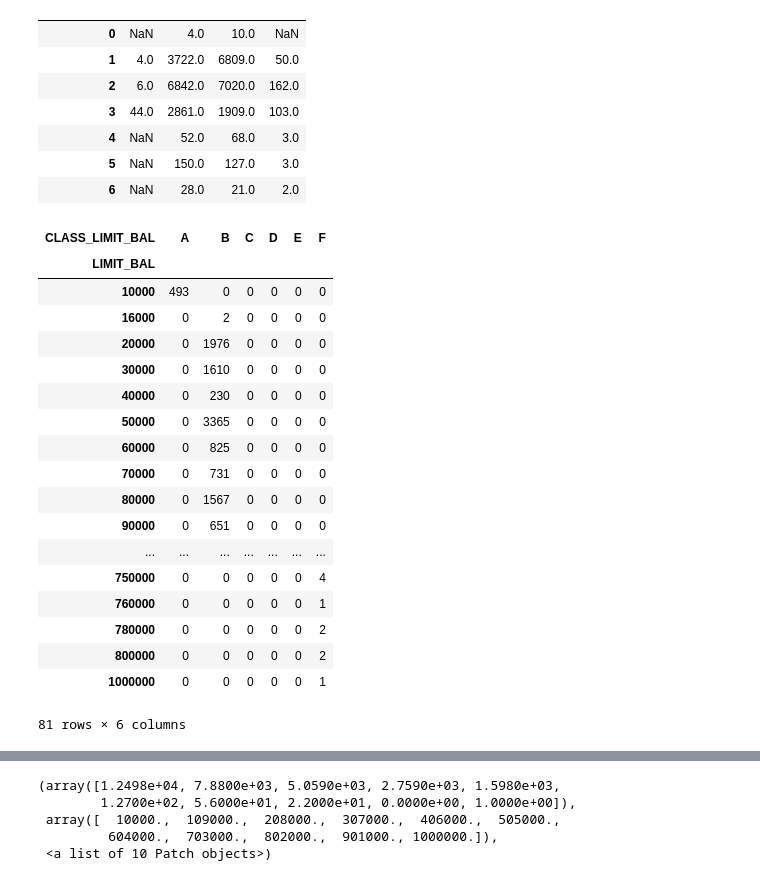
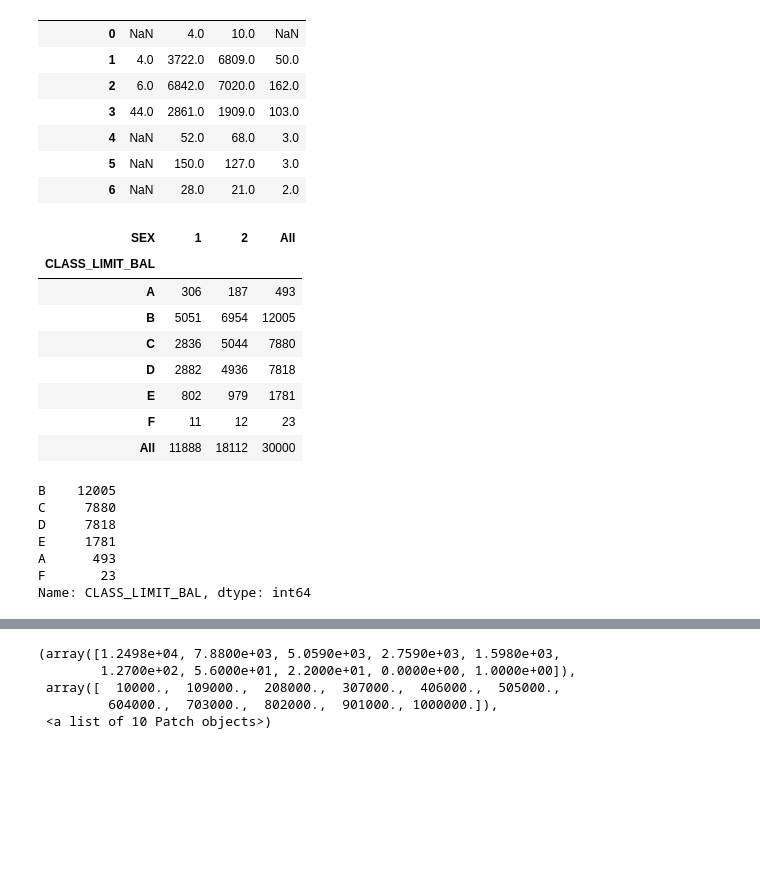
Before and after one commit to ProSerg/SkillFactory, a Jupyter notebook: ML/sfml/hw_01/hw1-task.ipynb, the cells around one changed output, grey strips where cells are left out. Saved outputs shown, nothing was run; the diff lists cells and outputs as text; code cells hidden in the pictures; blank space fills up the shorter version.

```diff
--- a/ML/sfml/hw_01/hw1-task.ipynb
+++ b/ML/sfml/hw_01/hw1-task.ipynb
@@ -100,39 +137,28 @@ df.pivot_table('SEX', 'EDUCATION', 'MARRIAGE', 'count')
 # %%
 # (6) Создать новый строковый столбец в data frame-е, который:
 # принимает значение A, если значение LIMIT_BAL <=10000
 # принимает значение B, если значение LIMIT_BAL <=100000 и >10000
 # принимает значение C, если значение LIMIT_BAL <=200000 и >100000
 # принимает значение D, если значение LIMIT_BAL <=400000 и >200000
 # принимает значение E, если значение LIMIT_BAL <=700000 и >400000
 # принимает значение F, если значение LIMIT_BAL >700000
 df['CLASS_LIMIT_BAL'] = df['LIMIT_BAL'].map(
     lambda x:
         "A" if x <= 10000 else
         "B" if x <= 100000 and x > 10000 else
         "C" if x <= 200000 and x > 100000 else
         "D" if x <= 400000 and x > 200000 else
         "E" if x <= 700000 and x > 400000 else
         "F"
+
 )
-pd.crosstab( df['LIMIT_BAL'], df['CLASS_LIMIT_BAL'])
-#TODO
 # %% [output]
-| CLASS_LIMIT_BAL | A | B | C | D | E | F |
-| LIMIT_BAL |  |  |  |  |  |  |
-| 10000 | 493 | 0 | 0 | 0 | 0 | 0 |
-| 16000 | 0 | 2 | 0 | 0 | 0 | 0 |
-| 20000 | 0 | 1976 | 0 | 0 | 0 | 0 |
-| 30000 | 0 | 1610 | 0 | 0 | 0 | 0 |
-| 40000 | 0 | 230 | 0 | 0 | 0 | 0 |
-| 50000 | 0 | 3365 | 0 | 0 | 0 | 0 |
-| 60000 | 0 | 825 | 0 | 0 | 0 | 0 |
-| 70000 | 0 | 731 | 0 | 0 | 0 | 0 |
-| 80000 | 0 | 1567 | 0 | 0 | 0 | 0 |
-| 90000 | 0 | 651 | 0 | 0 | 0 | 0 |
-| ... | ... | ... | ... | ... | ... | ... |
-| 750000 | 0 | 0 | 0 | 0 | 0 | 4 |
-| 760000 | 0 | 0 | 0 | 0 | 0 | 1 |
-| 780000 | 0 | 0 | 0 | 0 | 0 | 2 |
-| 800000 | 0 | 0 | 0 | 0 | 0 | 2 |
-| 1000000 | 0 | 0 | 0 | 0 | 0 | 1 |
+| SEX | 1 | 2 | All |
+| CLASS_LIMIT_BAL |  |  |  |
+| A | 306 | 187 | 493 |
+| B | 5051 | 6954 | 12005 |
+| C | 2836 | 5044 | 7880 |
+| D | 2882 | 4936 | 7818 |
+| E | 802 | 979 | 1781 |
+| F | 11 | 12 | 23 |
+| All | 11888 | 18112 | 30000 |
-81 rows × 6 columns
@@ -138,0 +169,11 @@ pd.crosstab( df['LIMIT_BAL'], df['CLASS_LIMIT_BAL'])
+# %%
+# количесво признаков одного класса
+df['CLASS_LIMIT_BAL'].value_counts(sort=True)
+# %% [output]
+B    12005
+C     7880
+D     7818
+E     1781
+A      493
+F       23
+Name: CLASS_LIMIT_BAL, dtype: int64
```
Also changed, not shown: parts of 21 cells of this notebook.
